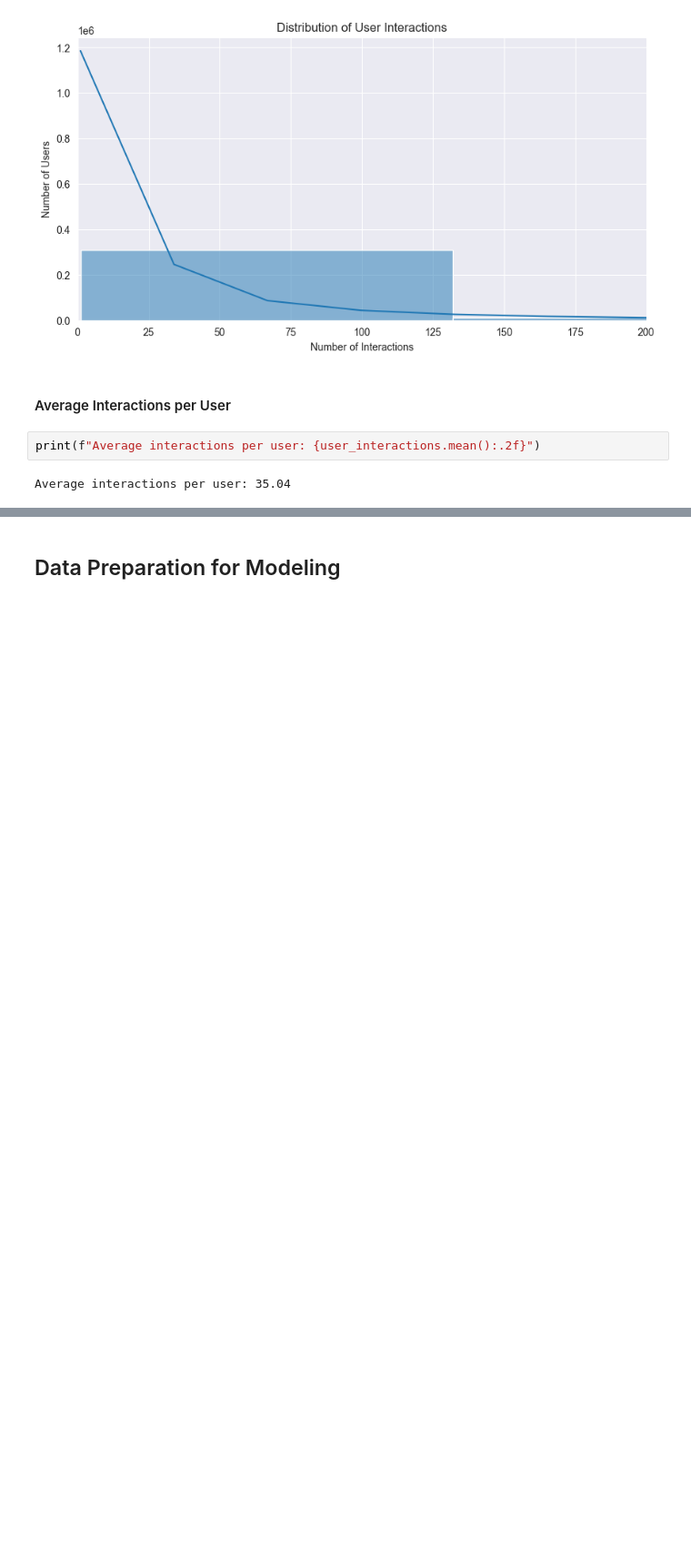
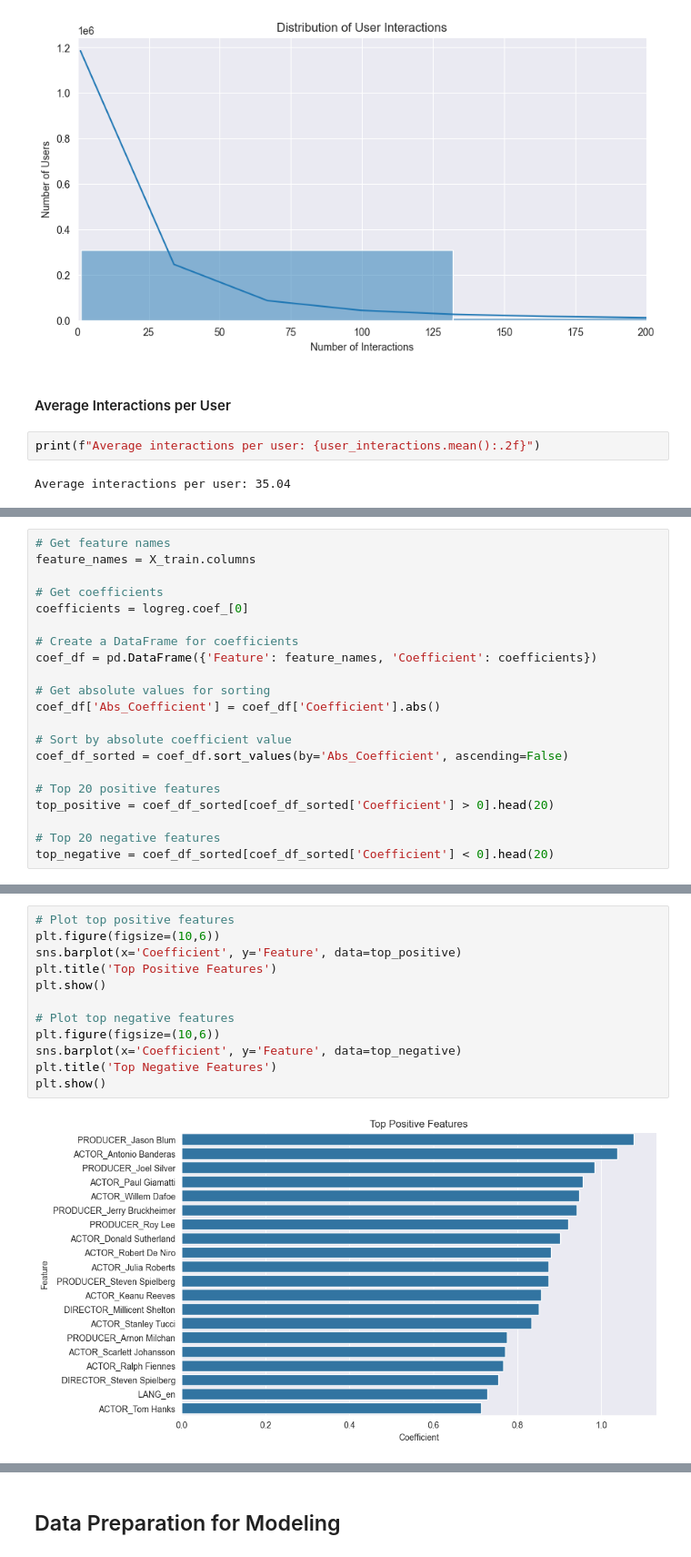
Before and after one commit to bilalimamoglu/simple_recommendation_system, a Jupyter notebook: notebooks/EDA.ipynb, the cells around one changed output, grey strips where cells are left out. Shown at 91% size. Cells and saved outputs as stored; diff of their text form; blank space fills up the shorter version.

```diff
--- a/notebooks/EDA.ipynb
+++ b/notebooks/EDA.ipynb
@@ -363,0 +516,21 @@ Average interactions per user: 35.04
+# %%
+# Get feature names
+feature_names = X_train.columns
+
+# Get coefficients
+coefficients = logreg.coef_[0]
+
+# Create a DataFrame for coefficients
+coef_df = pd.DataFrame({'Feature': feature_names, 'Coefficient': coefficients})
+
+# Get absolute values for sorting
+coef_df['Abs_Coefficient'] = coef_df['Coefficient'].abs()
+
+# Sort by absolute coefficient value
+coef_df_sorted = coef_df.sort_values(by='Abs_Coefficient', ascending=False)
+
+# Top 20 positive features
+top_positive = coef_df_sorted[coef_df_sorted['Coefficient'] > 0].head(20)
+
+# Top 20 negative features
+top_negative = coef_df_sorted[coef_df_sorted['Coefficient'] < 0].head(20)
@@ -363,0 +562,14 @@ Average interactions per user: 35.04
+# %%
+# Plot top positive features
+plt.figure(figsize=(10,6))
+sns.barplot(x='Coefficient', y='Feature', data=top_positive)
+plt.title('Top Positive Features')
+plt.show()
+
+# Plot top negative features
+plt.figure(figsize=(10,6))
+sns.barplot(x='Coefficient', y='Feature', data=top_negative)
+plt.title('Top Negative Features')
+plt.show()
+# %% [output]
+[figure, added]
```
Also changed, not shown: parts of 13 cells of this notebook.
